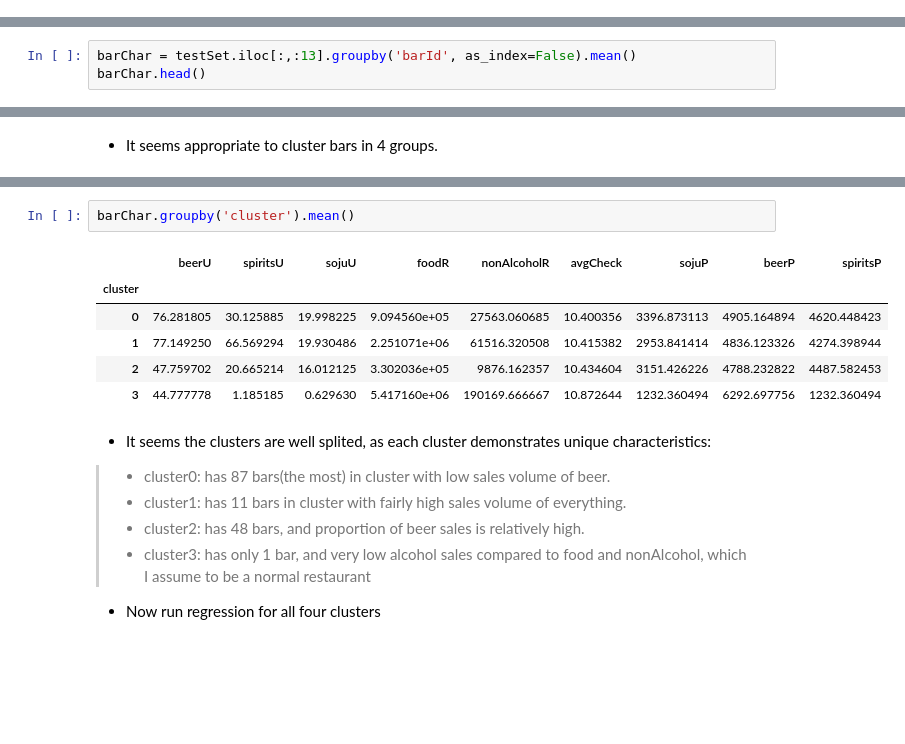
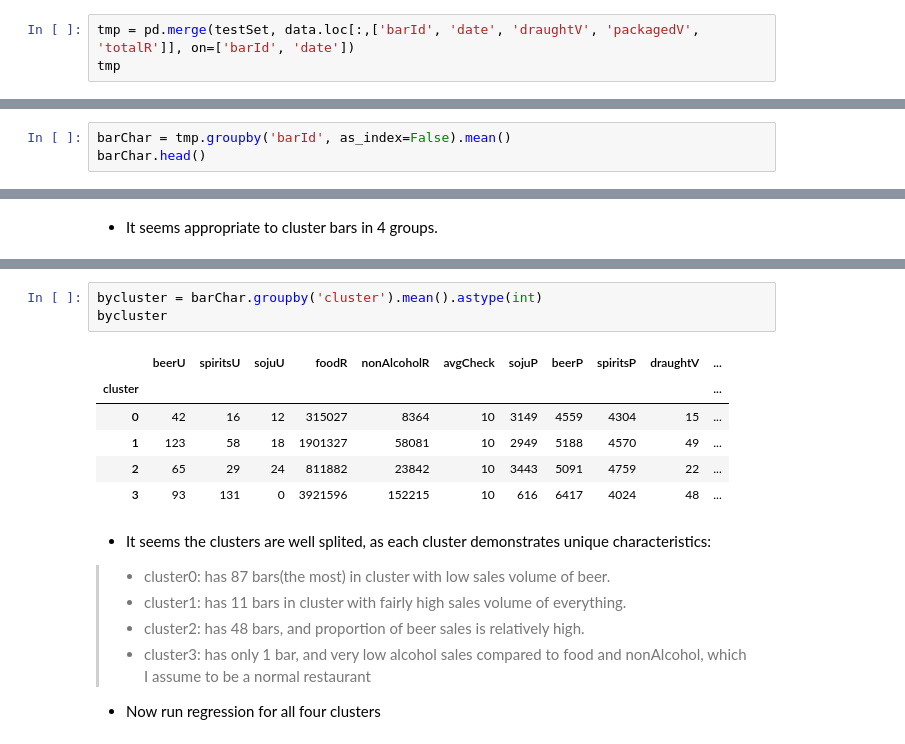
Before and after one commit to kookoowaa/Projects, a Jupyter notebook: WB project/Report-Copy1.ipynb, the cells around one changed output, grey strips where cells are left out. Saved outputs shown, nothing was run; the diff lists cells and outputs as text; blank space fills up the shorter version.

```diff
--- a/WB project/Report-Copy1.ipynb
+++ b/WB project/Report-Copy1.ipynb
@@ -998,0 +1014,3 @@ ___
+# %%
+tmp = pd.merge(testSet, data.loc[:,['barId', 'date', 'draughtV', 'packagedV', 'totalR']], on=['barId', 'date'])
+tmp
@@ -999,4 +1036,4 @@ ___
 # %%
-barChar = testSet.iloc[:,:13].groupby('barId', as_index=False).mean()
+barChar = tmp.groupby('barId', as_index=False).mean()
 barChar.head()
 # %% [output]
@@ -1052,13 +1089,14 @@ cluster
 Name: barId, dtype: int64
 # %%
-barChar.groupby('cluster').mean()
+bycluster = barChar.groupby('cluster').mean().astype(int)
+bycluster
 # %% [output]
-|  | beerU | spiritsU | sojuU | foodR | nonAlcoholR | avgCheck | sojuP | beerP | spiritsP |
-| cluster |  |  |  |  |  |  |  |  |  |
-| 0 | 76.281805 | 30.125885 | 19.998225 | 9.094560e+05 | 27563.060685 | 10.400356 | 3396.873113 | 4905.164894 | 4620.448423 |
-| 1 | 77.149250 | 66.569294 | 19.930486 | 2.251071e+06 | 61516.320508 | 10.415382 | 2953.841414 | 4836.123326 | 4274.398944 |
-| 2 | 47.759702 | 20.665214 | 16.012125 | 3.302036e+05 | 9876.162357 | 10.434604 | 3151.426226 | 4788.232822 | 4487.582453 |
-| 3 | 44.777778 | 1.185185 | 0.629630 | 5.417160e+06 | 190169.666667 | 10.872644 | 1232.360494 | 6292.697756 | 1232.360494 |
+|  | beerU | spiritsU | sojuU | foodR | nonAlcoholR | avgCheck | sojuP | beerP | spiritsP | draughtV | ... |
+| cluster |  |  |  |  |  |  |  |  |  |  | ... |
+| 0 | 42 | 16 | 12 | 315027 | 8364 | 10 | 3149 | 4559 | 4304 | 15 | ... |
+| 1 | 123 | 58 | 18 | 1901327 | 58081 | 10 | 2949 | 5188 | 4570 | 49 | ... |
+| 2 | 65 | 29 | 24 | 811882 | 23842 | 10 | 3443 | 5091 | 4759 | 22 | ... |
+| 3 | 93 | 131 | 0 | 3921596 | 152215 | 10 | 616 | 6417 | 4024 | 48 | ... |
 # %% [markdown]
 - It seems the clusters are well splited, as each cluster demonstrates unique characteristics:
 >- cluster0: has 87 bars(the most) in cluster with low sales volume of beer.
```
Also changed, not shown: parts of 34 cells of this notebook, 1 other file.
